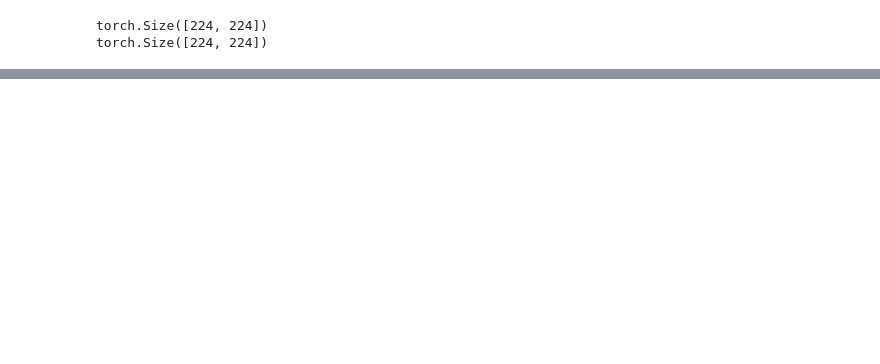
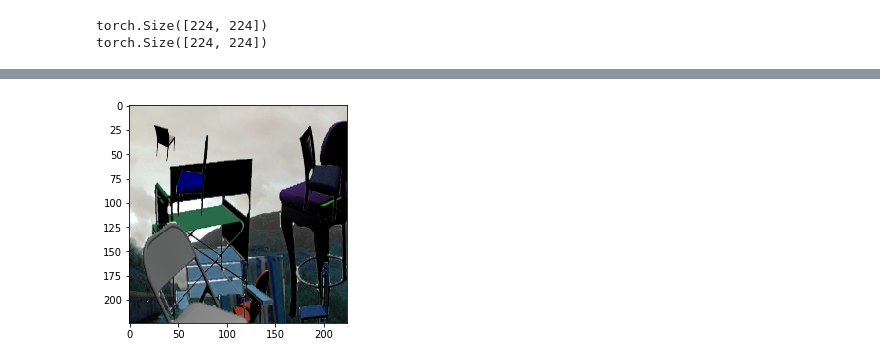
Before and after one commit to TMYuan/UnifiedNet, a Jupyter notebook: Untitled.ipynb, the cells around one changed output, grey strips where cells are left out. Cells and saved outputs as stored; diff of their text form; code cells hidden in the pictures; blank space fills up the shorter version.

```diff
--- a/Untitled.ipynb
+++ b/Untitled.ipynb
@@ -99,3 +103,7 @@ imshow(img_warp.squeeze())
+# %%
+imshow(img2)
+# %% [output]
+[figure, added]
 # %%
 imshow(img)
 # %% [output]
```
Also changed, not shown: parts of 12 cells of this notebook, 4 other files.
